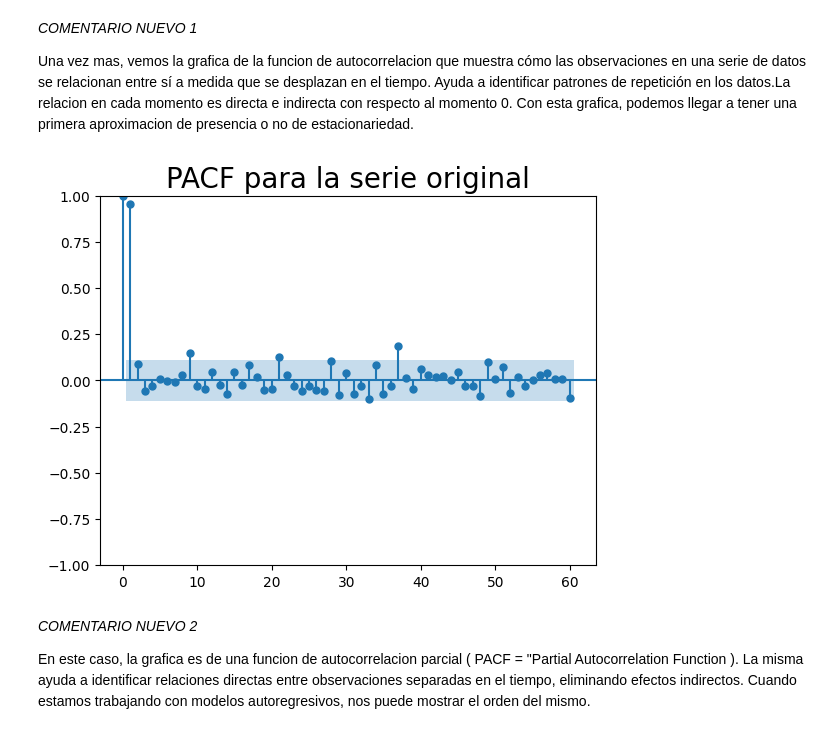
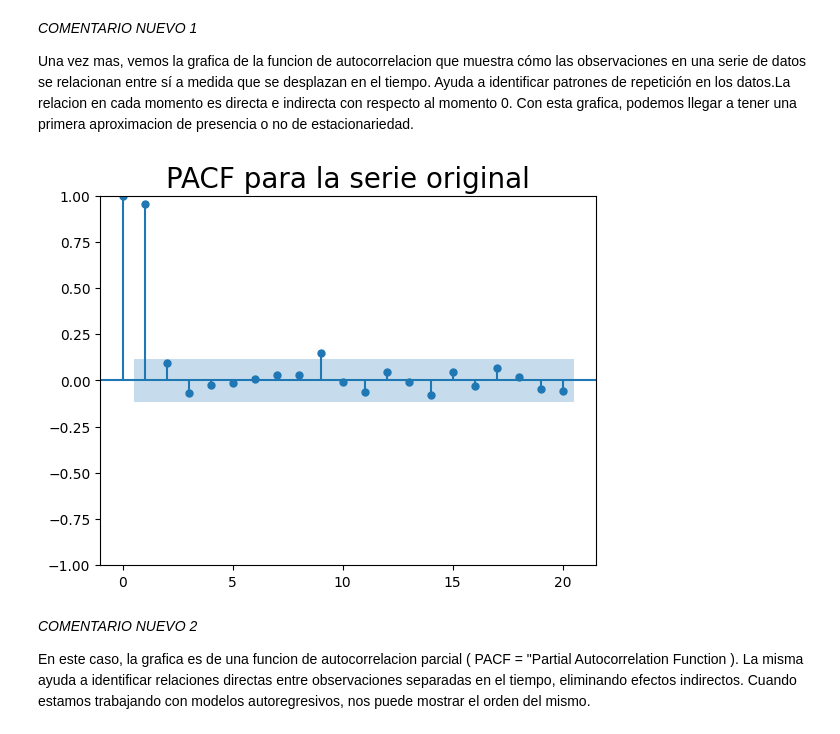
Before and after one commit to rstvz90/AST_G4, a Jupyter notebook: ejercicios_g4/G4_Clase_2_ejercicio_1_.ipynb, the cells around one changed output. Saved outputs shown, nothing was run; the diff lists cells and outputs as text; code cells hidden in the pictures.

```diff
--- a/ejercicios_g4/G4_Clase_2_ejercicio_1_.ipynb
+++ b/ejercicios_g4/G4_Clase_2_ejercicio_1_.ipynb
@@ -161,11 +161,11 @@ plt.show()
 Una vez mas, vemos la grafica de la funcion de autocorrelacion que muestra cómo las observaciones en una serie de datos se relacionan entre sí a medida que se desplazan en el tiempo. Ayuda a identificar patrones de repetición en los datos.La relacion en cada momento es directa e indirecta con respecto al momento 0.
 Con esta grafica, podemos llegar a tener una primera aproximacion de presencia o no de estacionariedad.
 # %%
-sgt.plot_pacf(data_23.ETH, lags = 60, alpha = 0.05,  method = ('ols'))
+sgt.plot_pacf(data_23.ETH, lags = 20, alpha = 0.05,  method = ('ols'))
 plt.title("PACF para la serie original", size = 20)
 plt.show()
 # %% [output]
-[figure, old version]
+[figure, new version]
 # %% [markdown]
 *COMENTARIO NUEVO 2*
 
```
Also changed, not shown: parts of 23 cells of this notebook, 2 other files.
